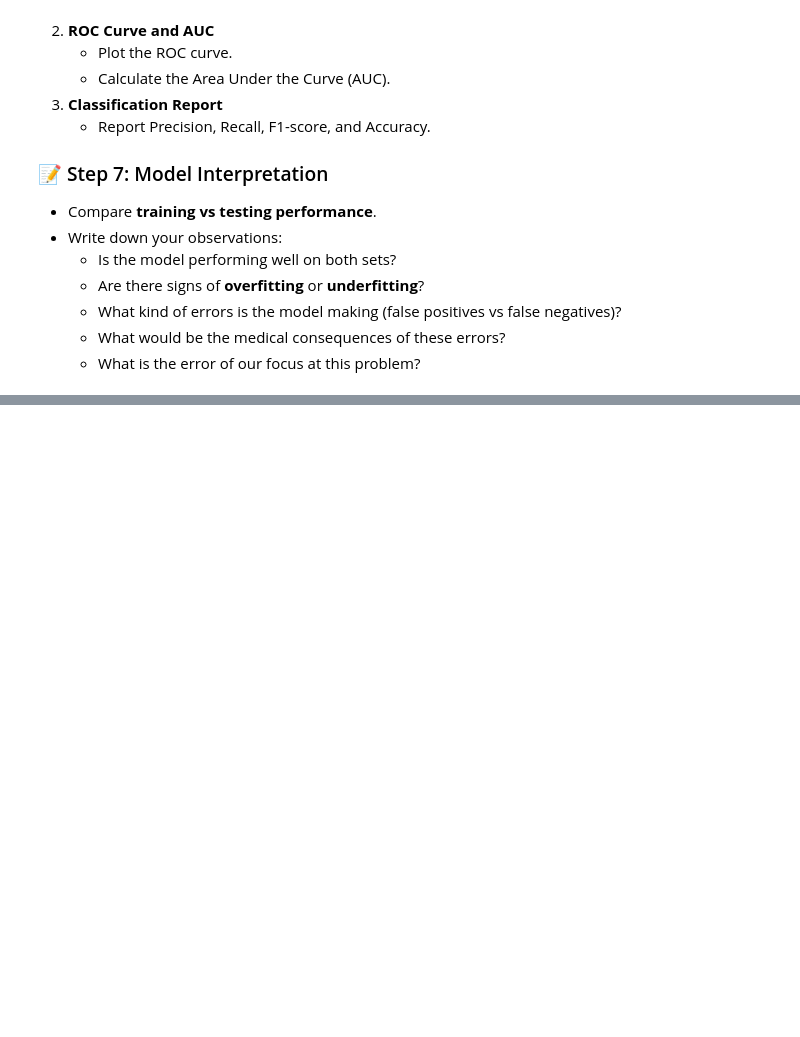
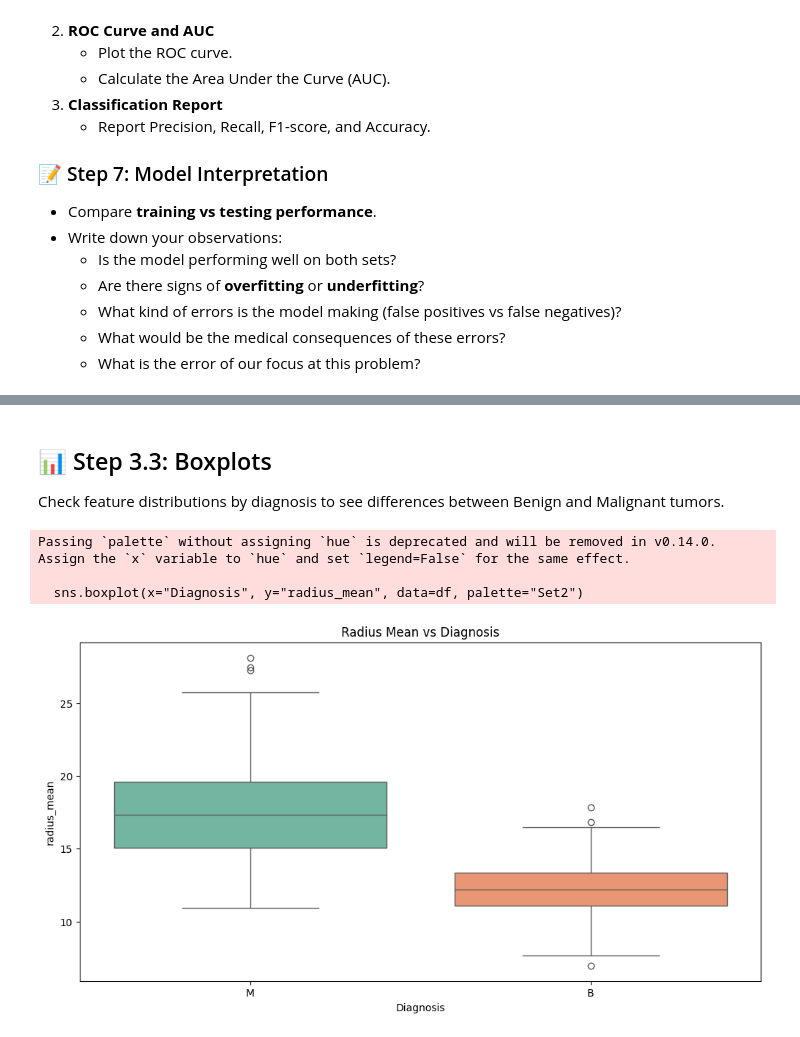
Before and after one commit to MohamedShoaib3/Algorithms_python, a Jupyter notebook: Classification_Task.ipynb, the cells around one changed output, grey strips where cells are left out. Saved outputs shown, nothing was run; the diff lists cells and outputs as text; code cells hidden in the pictures; blank space fills up the shorter version.

```diff
--- a/Classification_Task.ipynb
+++ b/Classification_Task.ipynb
@@ -124,0 +249,13 @@ df
+# %% [markdown]
+## 📊 Step 3.3: Boxplots
+Check feature distributions by diagnosis to see differences between Benign and Malignant tumors.
+# %%
+plt.figure(figsize=(12,6))
+sns.boxplot(x="Diagnosis", y="radius_mean", data=df, palette="Set2")
+plt.title("Radius Mean vs Diagnosis")
+plt.show()
+# %% [output]
+Passing `palette` without assigning `hue` is deprecated and will be removed in v0.14.0. Assign the `x` variable to `hue` and set `legend=False` for the same effect.
+
+  sns.boxplot(x="Diagnosis", y="radius_mean", data=df, palette="Set2")
+[figure, added]
```
Also changed, not shown: parts of 42 cells of this notebook.
